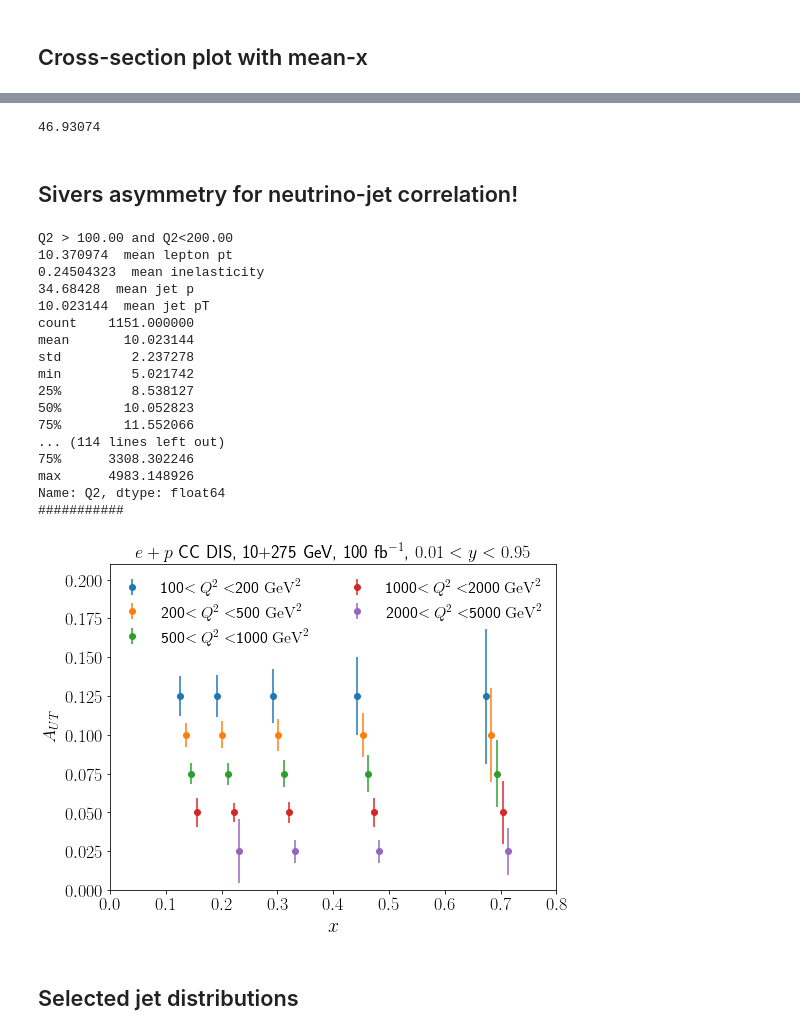
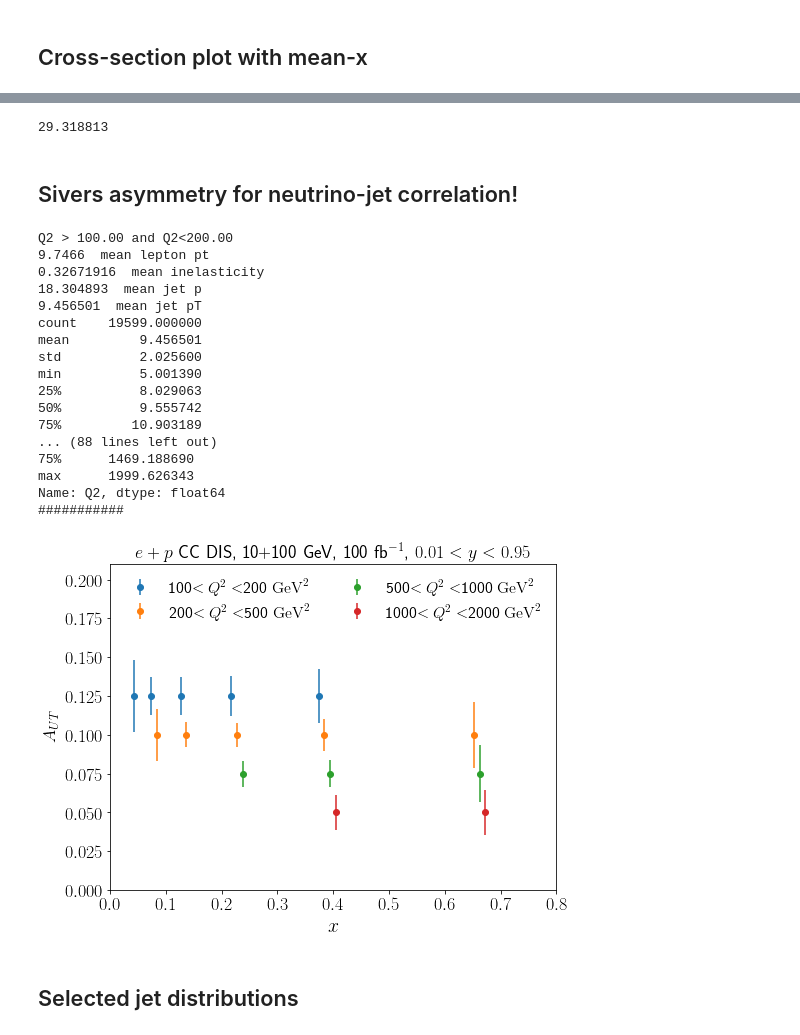
Before and after one commit to miguelignacio/eicsim, a Jupyter notebook: Charged-Current.ipynb, the cells around one changed output, grey strips where cells are left out. Saved outputs shown, nothing was run; the diff lists cells and outputs as text; code cells hidden in the pictures.

```diff
--- a/Charged-Current.ipynb
+++ b/Charged-Current.ipynb
@@ -39,6 +39,7 @@ def getJetData(inputFiles):
     scalar.append('e_theta')
     scalar.append('e_p')
     scalar.append('e_pt')
+    scalar.append('quark_id')
 
     cols.append('n_total')
     cols.append('jet_eta')
@@ -72,6 +73,7 @@ def getLeptonData(inputFiles):
     scalar.append('e_theta')
     scalar.append('e_p')
     scalar.append('e_pt')
+    scalar.append('quark_id')
 
 
     lists = scalar
@@ -291,7 +444,7 @@ Cross section [66616.88961898 71406.70412733 62988.44110467 51466.90146279
 # %%
 print df_inclusive['e_pt'].max()
 # %% [output]
-46.93074
+29.318813
 # %% [markdown]
 ## Sivers asymmetry for neutrino-jet correlation!
 # %%
@@ -310,60 +463,59 @@ asymmetry = [0.125,0.1,0.075,0.05,0.025]
 #colores = ['black','blue','red','purple']
 
 
-
-for counter,edges in enumerate([(100,200),(200,500), (500,1000),(1000,2000), (2000,5000)]):
+for counter,edges in enumerate([(100,200),(200,500), (500,1000),(1000,2000)]):#, (2000,5000)]):
     selection = 'Q2 > %2.2f and Q2<%2.2f'%(edges[0],edges[1])
     df_cut = df_jet.query(selection)
     print selection
     printSummary(df_cut)
     print '###########'
-    y, x  = np.histogram(df_cut['x'],bins=np.logspace(-1,-0.09,6))
+    y, x  = np.histogram(df_cut['x'],bins=np.logspace(-1.5,-0.09,7))
     x = (x[1:]+x[:-1])/2
     x = x + 0.01*counter
     y = y*to_counts
     y = y*efficiency
-    y[y<100] = 0
+    y[y<2000] = 0
     # take efficiency hit
     erry = np.divide(1,dilution_factor*np.sqrt(y),out=np.zeros_like(y)) #follow standard formula for asymmetry uncertainty
     x[erry == inf] = 1000
     plt.errorbar(x,y=fake_A(x,asymmetry[counter]) , yerr=erry, fmt='o',ls='none',label='%2.0f$<Q^{2}<$%2.0f $\mathrm{GeV}^{2}$'%(edges[0],edges[1]))
 
     #plt.errorbar(x,y,label='%2.0f$<Q^{2}<$%2.0f'%(edges[0],edges[1]))
 
     #plt.errorbar(x,y,label='%2.2f$<x<$%2.2f'%(edges[0],edges[1]))
 ####
 plt.ylim([0.0,0.21])
 plt.xlim([0.00,0.8])
 plt.yticks(fontsize=18)
 plt.xticks(fontsize=18)
 #plt.yscale('log')
 
 #plt.xscale('log')
-plt.title('$e+p$ CC DIS, 10+275 GeV, 100 fb$^{-1}$, $0.01<y<0.95$', fontsize=18)
+plt.title('$e+p$ CC DIS, 10+100 GeV, 100 fb$^{-1}$, $0.01<y<0.95$', fontsize=18)
 plt.legend(loc='best', fontsize=16,frameon=False,ncol=2)
 plt.ylabel('$A_{UT}$',fontsize=18)
 plt.xlabel('$x$',fontsize=20)
 plt.savefig('AUT_CC_Sivers_xdependence.png', bbox_inches='tight')
 plt.savefig('AUT_CC_Sivers_xdependence.pdf', bbox_inches='tight')
 # %% [output]
 Q2 > 100.00 and Q2<200.00
-10.370974  mean lepton pt
-0.24504323  mean inelasticity
-34.68428  mean jet p
-10.023144  mean jet pT
-count    1151.000000
-mean       10.023144
-std         2.237278
-min         5.021742
-25%         8.538127
-50%        10.052823
-75%        11.552066
-... (114 lines left out)
-75%      3308.302246
-max      4983.148926
+9.7466  mean lepton pt
+0.32671916  mean inelasticity
+18.304893  mean jet p
+9.456501  mean jet pT
+count    19599.000000
+mean         9.456501
+std          2.025600
+min          5.001390
+25%          8.029063
+50%          9.555742
+75%         10.903189
+... (88 lines left out)
+75%      1469.188690
+max      1999.626343
 Name: Q2, dtype: float64
 ###########
-[figure, old version]
+[figure, new version]
 # %% [markdown]
 ## Selected jet distributions
 # %%
```
Also changed, not shown: parts of 15 cells of this notebook, 3 other files.
